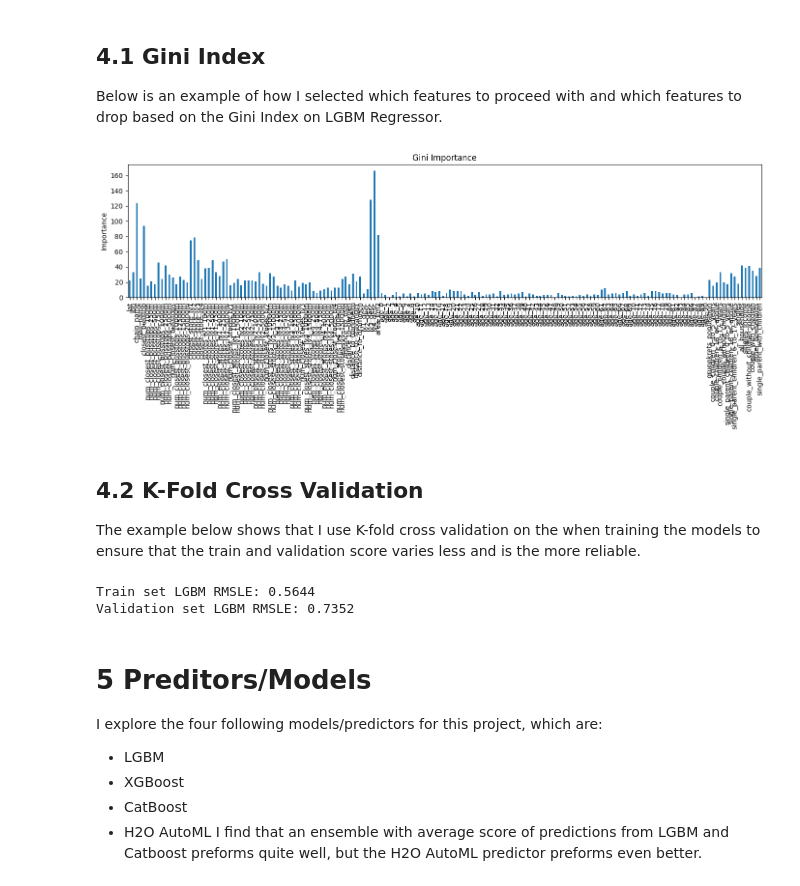
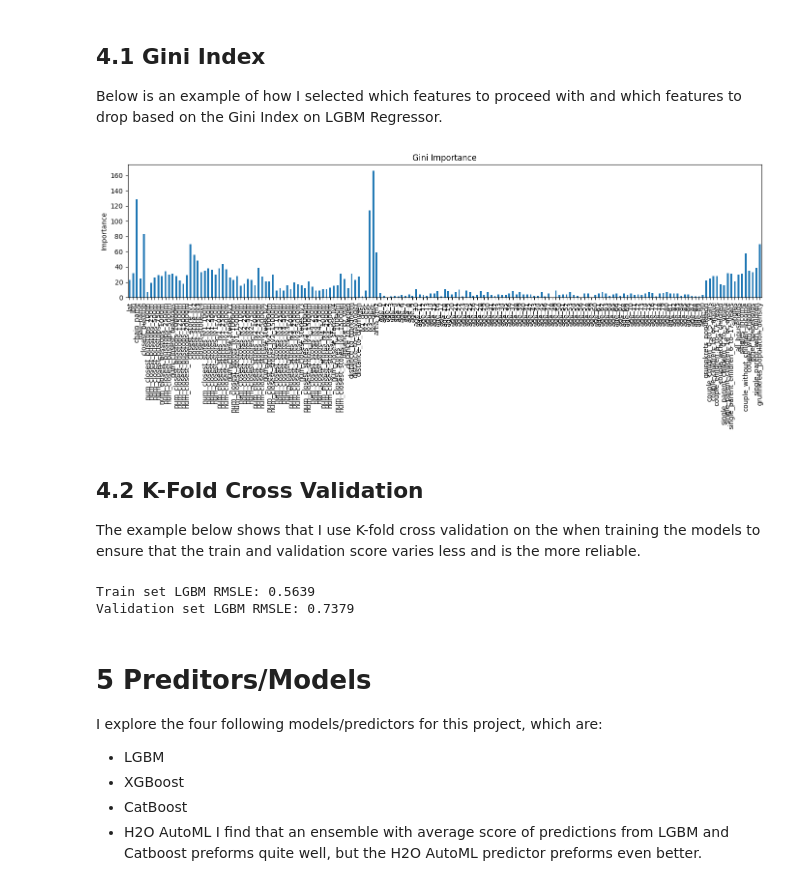
Before and after one commit to vladlevitin/TDT4173-Retail-Revenue-Prediction, a Jupyter notebook: TDT4173 Retail Revenue Prediction/long_notebook.ipynb, the cells around one changed output. Saved outputs shown, nothing was run; the diff lists cells and outputs as text; code cells hidden in the pictures.

```diff
--- a/TDT4173 Retail Revenue Prediction/long_notebook.ipynb
+++ b/TDT4173 Retail Revenue Prediction/long_notebook.ipynb
@@ -431,6 +431,8 @@ df = pd.merge(df, grunnkrets_household_income, on='grunnkrets_id', how='left')
 
 df.drop_duplicates(subset=['store_id'], keep='first', inplace=True)
 df.reset_index(drop=True, inplace=True)
+
+df['grunnkrets_population_density'] = df['grunnkrets_population'] / df['area_km2']
 
 X = df.drop(columns=columns_to_drop)
 X = convert_to_category(X)
@@ -454,34 +456,34 @@ for idx, (train_index, test_index) in enumerate(kf.split(X, y)):
     X_train, X_val = X.iloc[train_index], X.iloc[test_index]
     y_train, y_val = y.iloc[train_index], y.iloc[test_index]
 
 
     lgbm_model.fit(X_train, y_train)
 
     y_train_pred_lgbm = lgbm_model.predict(X_train)
     y_val_pred_lgbm = lgbm_model.predict(X_val)
 
     y_train = np.expm1(y_train)
     y_val = np.expm1(y_val)
     y_train_pred_lgbm = np.expm1(y_train_pred_lgbm)
     y_val_pred_lgbm = np.expm1(y_val_pred_lgbm)
     y_train_pred_lgbm[y_train_pred_lgbm < 0] = 0
     y_val_pred_lgbm[y_val_pred_lgbm < 0] = 0
 
     kf_train_scores[idx] = rmsle(y_train, y_train_pred_lgbm)
     kf_val_scores[idx] = rmsle(y_val, y_val_pred_lgbm)
 
 
 importances = lgbm_model.feature_importances_
 forest_importances = pd.Series(importances, index=X.columns)
 
 fig, ax=plt.subplots(1, 1, figsize=(14,6))
 #fig, ax = plt.subplots()
 forest_importances.plot.bar(ax=ax)
 ax.set_title("Gini Importance")
 ax.set_ylabel("Importance")
 fig.tight_layout()
 # %% [output]
-[figure, old version]
+[figure, new version]
 # %% [markdown]
 ## 4.2 K-Fold Cross Validation
 The example below shows that I use K-fold cross validation on the when training the models to ensure that the train and validation score varies less and is the more reliable.
@@ -518,8 +520,8 @@ for idx, (train_index, test_index) in enumerate(kf.split(X, y)):
 print(f'Train set LGBM RMSLE: {kf_train_scores.mean():.4f}')
 print(f'Validation set LGBM RMSLE: {kf_val_scores.mean():.4f}')
 # %% [output]
-Train set LGBM RMSLE: 0.5644
-Validation set LGBM RMSLE: 0.7352
+Train set LGBM RMSLE: 0.5639
+Validation set LGBM RMSLE: 0.7379
 # %% [markdown]
 # 5 Preditors/Models
 
```
Also changed, not shown: parts of 15 cells of this notebook, 6 other files.
